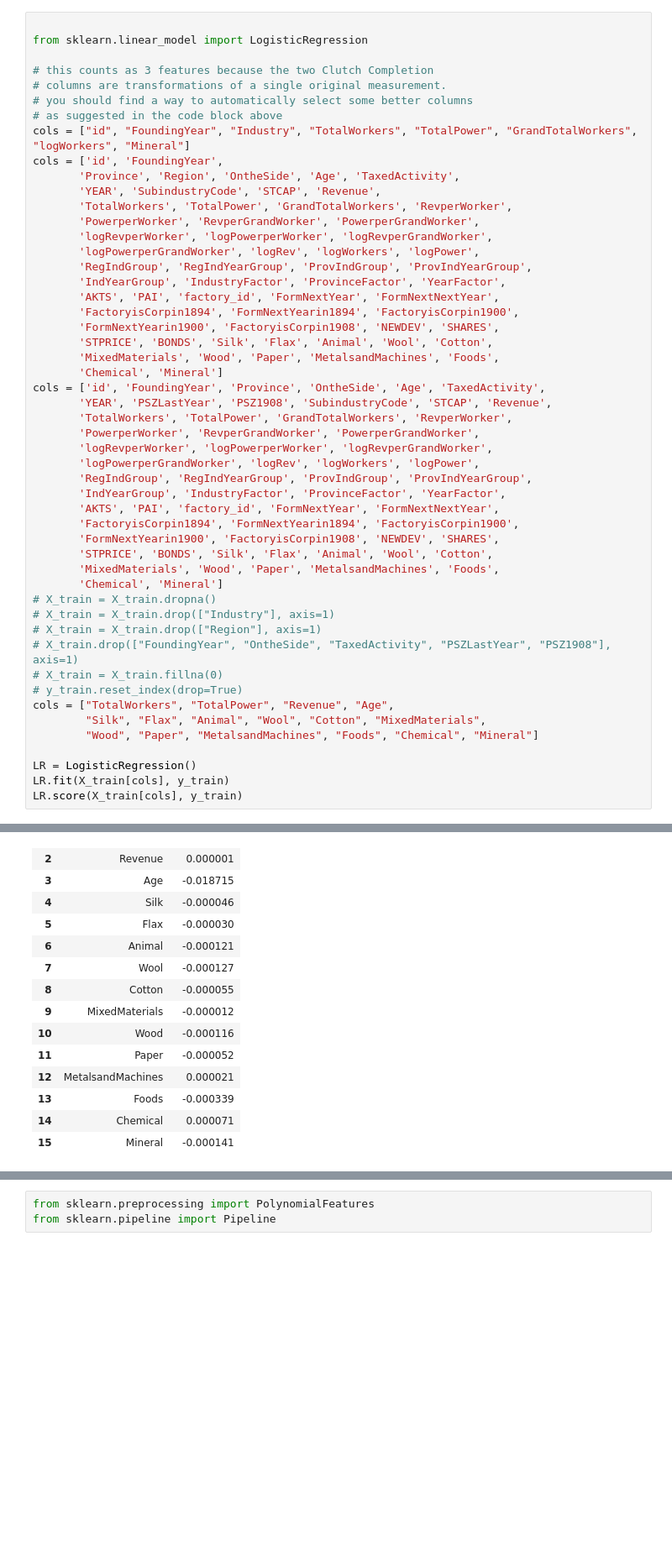
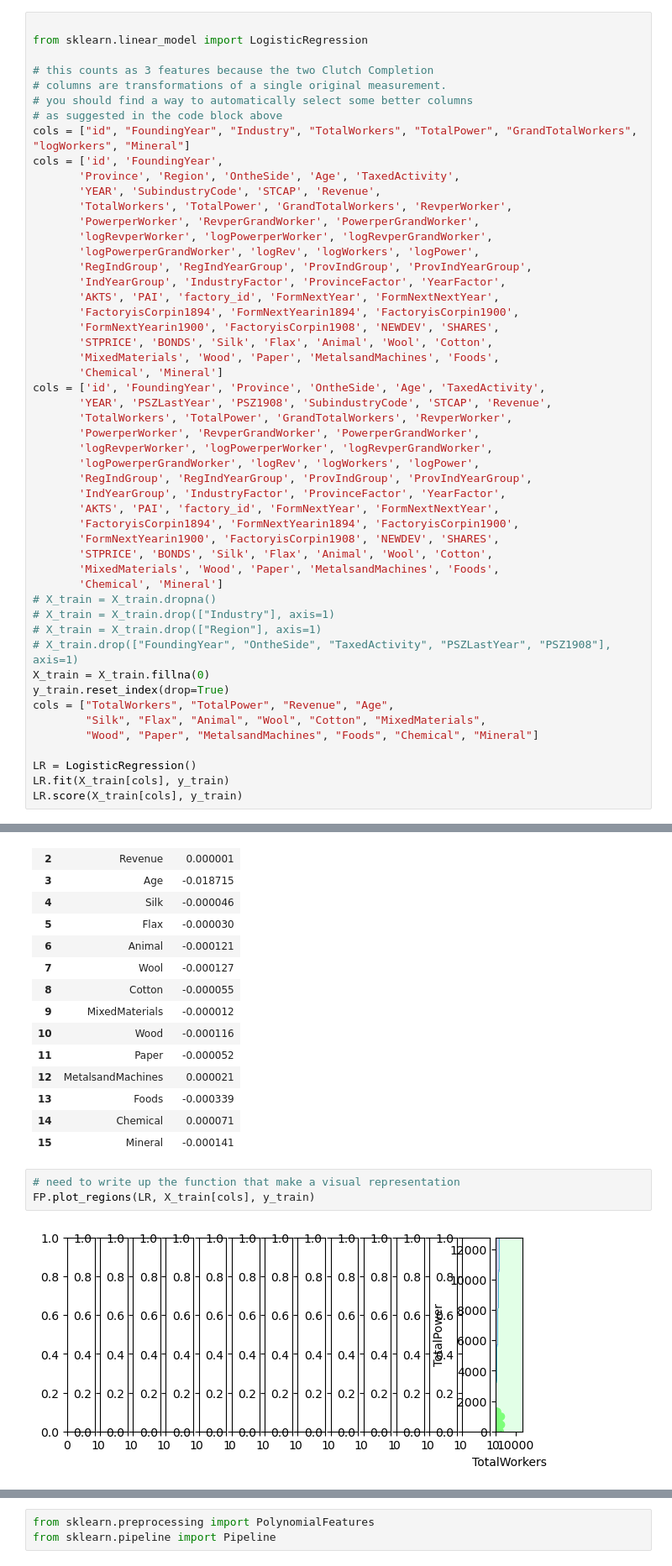
Before and after one commit to Xianzhiwang1/Leet-Code-Project, a Jupyter notebook: final-blog-post/index.ipynb, the cells around one changed output, grey strips where cells are left out. Shown at 84% size. Saved outputs shown, nothing was run; the diff lists cells and outputs as text; blank space fills up the shorter version.

Commit message:
added feature select logistic regress to index.ipynb

```diff
--- a/final-blog-post/index.ipynb
+++ b/final-blog-post/index.ipynb
@@ -248,8 +274,8 @@ cols = ['id', 'FoundingYear', 'Province', 'OntheSide', 'Age', 'TaxedActivity',
 # X_train = X_train.drop(["Industry"], axis=1)
 # X_train = X_train.drop(["Region"], axis=1)
 # X_train.drop(["FoundingYear", "OntheSide", "TaxedActivity", "PSZLastYear", "PSZ1908"], axis=1)
-# X_train = X_train.fillna(0)
-# y_train.reset_index(drop=True)
+X_train = X_train.fillna(0)
+y_train.reset_index(drop=True)
 cols = ["TotalWorkers", "TotalPower", "Revenue", "Age",
         "Silk", "Flax", "Animal", "Wool", "Cotton", "MixedMaterials",
         "Wood", "Paper", "MetalsandMachines", "Foods", "Chemical", "Mineral"]
@@ -298,3 +324,8 @@ pd.DataFrame({
 | 13 | Foods | -0.000339 |
 | 14 | Chemical | 0.000071 |
 | 15 | Mineral | -0.000141 |
+# %%
+# need to write up the function that make a visual representation
+FP.plot_regions(LR, X_train[cols], y_train)
+# %% [output]
+[figure, added]
```
Also changed, not shown: parts of 18 cells of this notebook, 2 other files.
